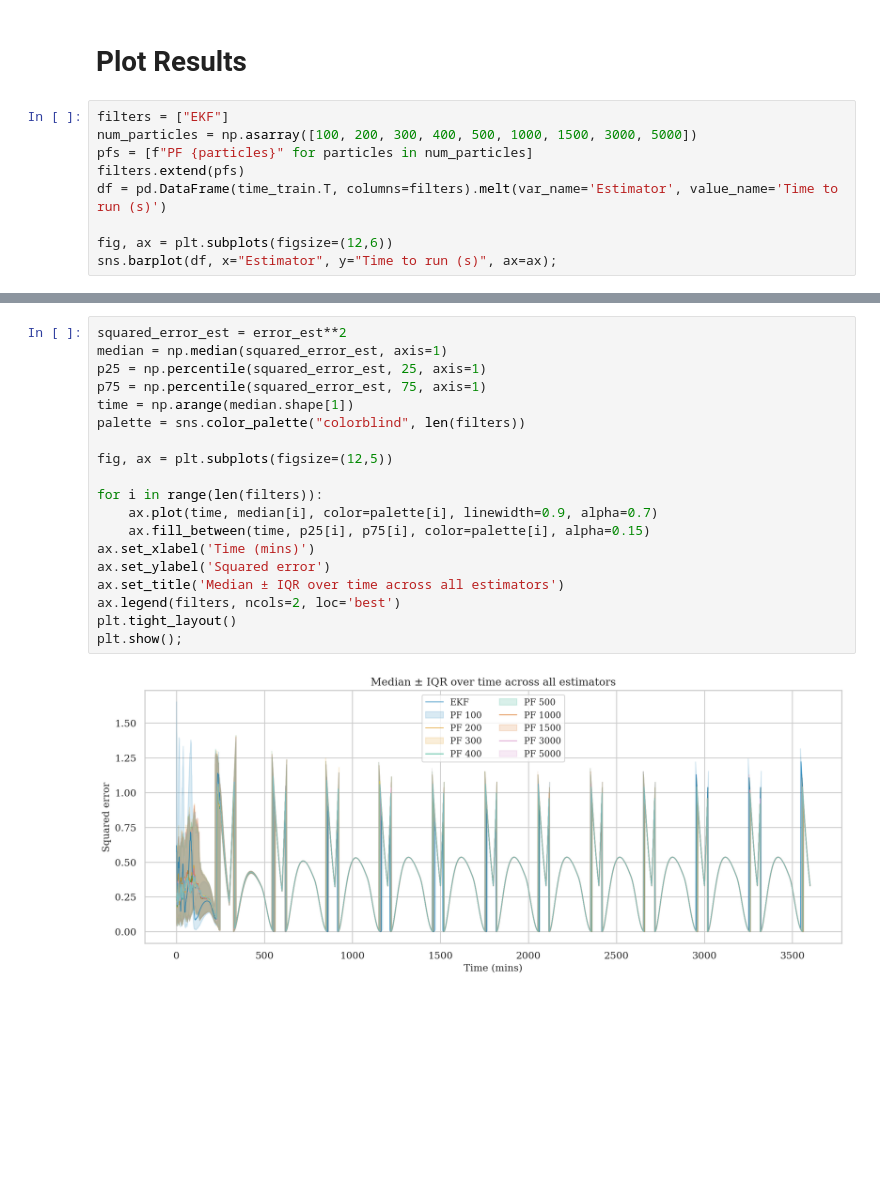
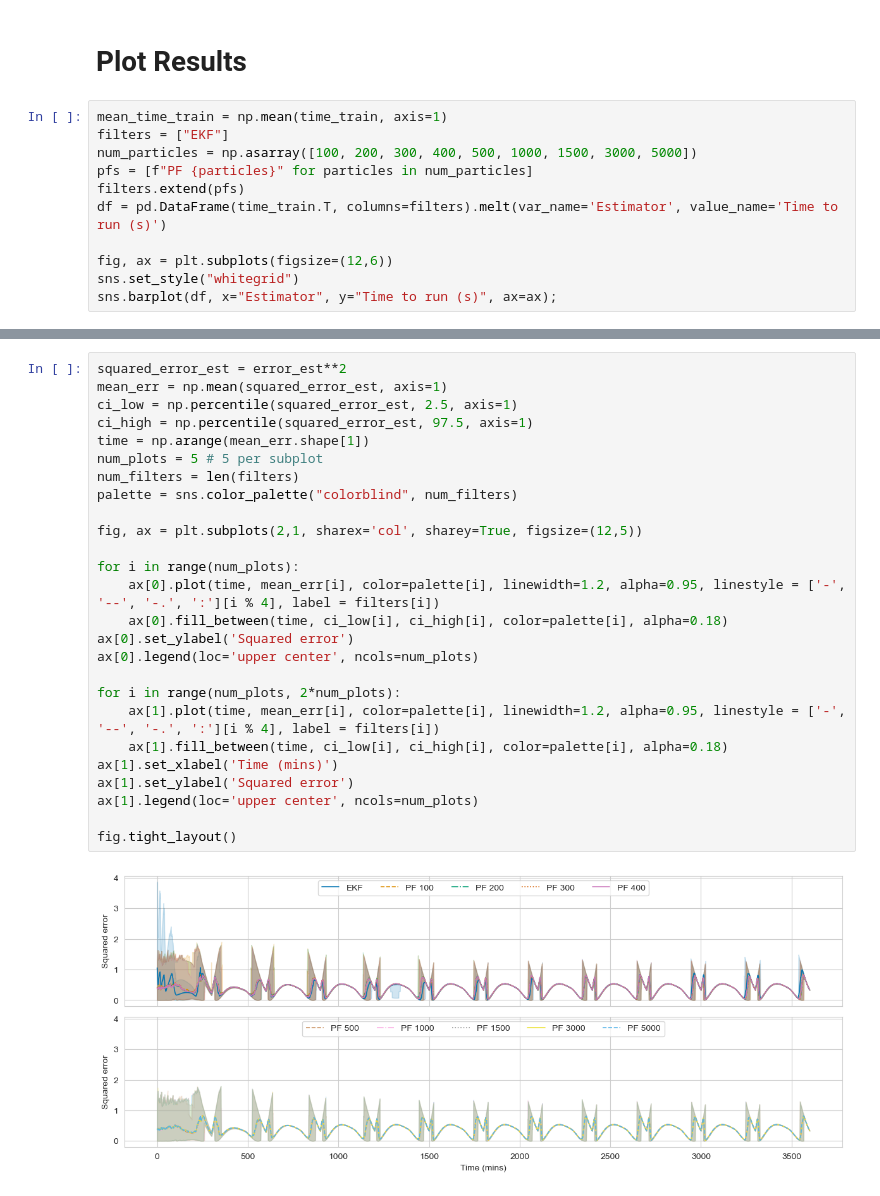
Before and after one commit to mlmulv/Thesis-Code, a Jupyter notebook: notebooks/02_Estimator_Comparison.ipynb, the cells around one changed output, grey strips where cells are left out. Drawn from its saved outputs; the diff is of its cells as text; blank space fills up the shorter version.

Commit message:
Updated plots

```diff
--- a/notebooks/02_Estimator_Comparison.ipynb
+++ b/notebooks/02_Estimator_Comparison.ipynb
@@ -46,6 +46,7 @@ except Exception:
 # %% [markdown]
 # Plot Results
 # %%
+mean_time_train = np.mean(time_train, axis=1)
 filters = ["EKF"]
 num_particles = np.asarray([100, 200, 300, 400, 500, 1000, 1500, 3000, 5000])
 pfs = [f"PF {particles}" for particles in num_particles]
@@ -53,5 +54,6 @@ filters.extend(pfs)
 df = pd.DataFrame(time_train.T, columns=filters).melt(var_name='Estimator', value_name='Time to run (s)')
 
 fig, ax = plt.subplots(figsize=(12,6))
+sns.set_style("whitegrid")
 sns.barplot(df, x="Estimator", y="Time to run (s)", ax=ax);
 # %% [output]
@@ -59,21 +61,28 @@ sns.barplot(df, x="Estimator", y="Time to run (s)", ax=ax);
 # %%
 squared_error_est = error_est**2
-median = np.median(squared_error_est, axis=1)
-p25 = np.percentile(squared_error_est, 25, axis=1)
-p75 = np.percentile(squared_error_est, 75, axis=1)
-time = np.arange(median.shape[1])
-palette = sns.color_palette("colorblind", len(filters))
+mean_err = np.mean(squared_error_est, axis=1)
+ci_low = np.percentile(squared_error_est, 2.5, axis=1)
+ci_high = np.percentile(squared_error_est, 97.5, axis=1)
+time = np.arange(mean_err.shape[1])
+num_plots = 5 # 5 per subplot
+num_filters = len(filters)
+palette = sns.color_palette("colorblind", num_filters)
 
-fig, ax = plt.subplots(figsize=(12,5))
+fig, ax = plt.subplots(2,1, sharex='col', sharey=True, figsize=(12,5))
 
-for i in range(len(filters)):
-    ax.plot(time, median[i], color=palette[i], linewidth=0.9, alpha=0.7)
-    ax.fill_between(time, p25[i], p75[i], color=palette[i], alpha=0.15)
-ax.set_xlabel('Time (mins)')
-ax.set_ylabel('Squared error')
-ax.set_title('Median ± IQR over time across all estimators')
-ax.legend(filters, ncols=2, loc='best')
-plt.tight_layout()
-plt.show();
+for i in range(num_plots):
+    ax[0].plot(time, mean_err[i], color=palette[i], linewidth=1.2, alpha=0.95, linestyle = ['-', '--', '-.', ':'][i % 4], label = filters[i])
+    ax[0].fill_between(time, ci_low[i], ci_high[i], color=palette[i], alpha=0.18)
+ax[0].set_ylabel('Squared error')
+ax[0].legend(loc='upper center', ncols=num_plots)
+
+for i in range(num_plots, 2*num_plots):
+    ax[1].plot(time, mean_err[i], color=palette[i], linewidth=1.2, alpha=0.95, linestyle = ['-', '--', '-.', ':'][i % 4], label = filters[i])
+    ax[1].fill_between(time, ci_low[i], ci_high[i], color=palette[i], alpha=0.18)
+ax[1].set_xlabel('Time (mins)')
+ax[1].set_ylabel('Squared error')
+ax[1].legend(loc='upper center', ncols=num_plots)
+
+fig.tight_layout()
 # %% [output]
-[figure, old version]
+[figure, new version]
```
Also changed, not shown: parts of 3 cells of this notebook.
